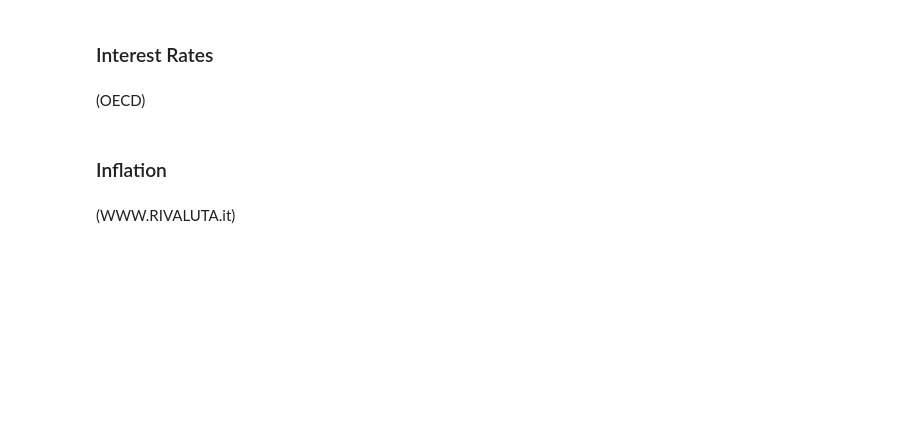
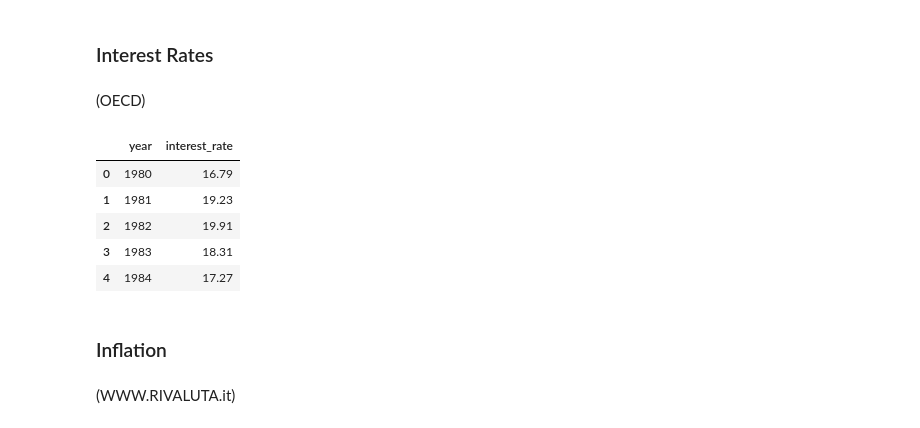
Before and after one commit to AlessandroMorosini/Taylor-Rule-Estimation, a Jupyter notebook: extraction.ipynb, the cells around one changed output. Saved outputs shown, nothing was run; the diff lists cells and outputs as text; code cells hidden in the pictures; blank space fills up the shorter version.

```diff
--- a/extraction.ipynb
+++ b/extraction.ipynb
@@ -25,6 +26,15 @@ df = df.rename(columns={"Year": "year", "Interest Rate": "interest_rate"})
 df = df.loc[df["year"].isin(time_span)]
 # %%
 df["interest_rate"] = df["interest_rate"].apply(lambda x: x.replace(",", ".")).astype(float)
+# %%
+df.head()
+# %% [output]
+|  | year | interest_rate |
+| 0 | 1980 | 16.79 |
+| 1 | 1981 | 19.23 |
+| 2 | 1982 | 19.91 |
+| 3 | 1983 | 18.31 |
+| 4 | 1984 | 17.27 |
 # %%
 df.to_csv(clean_data_dir / "interest_rate.csv", sep="\t", index=False)
 # %% [markdown]
```
Also changed, not shown: parts of 27 cells of this notebook, 3 other files.
